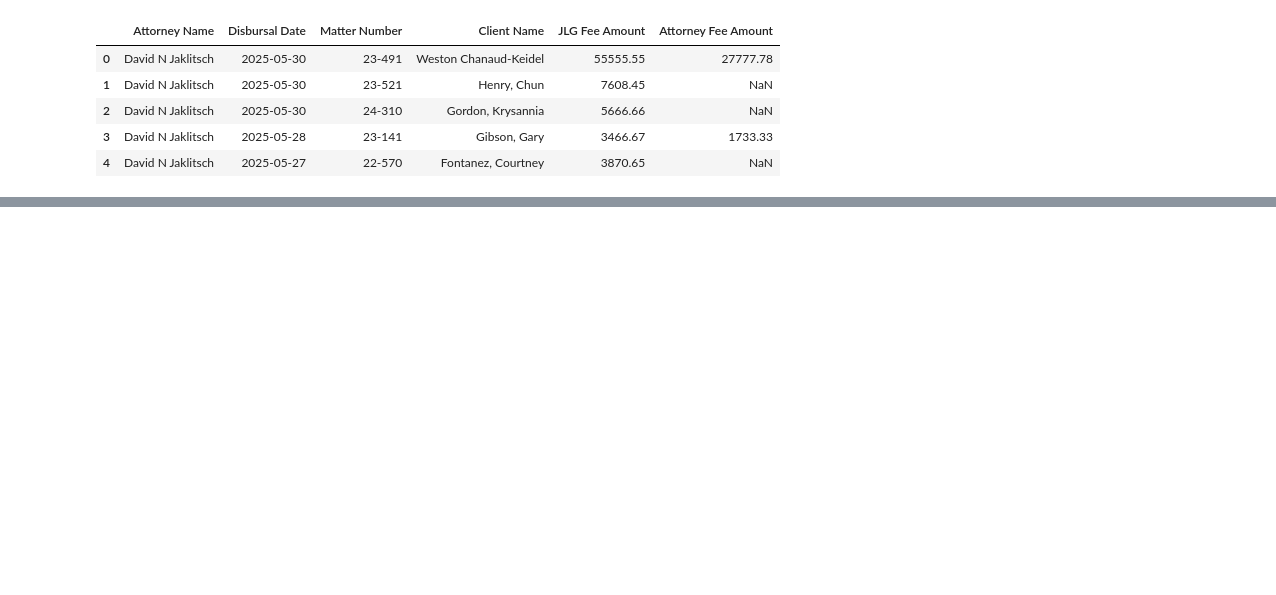
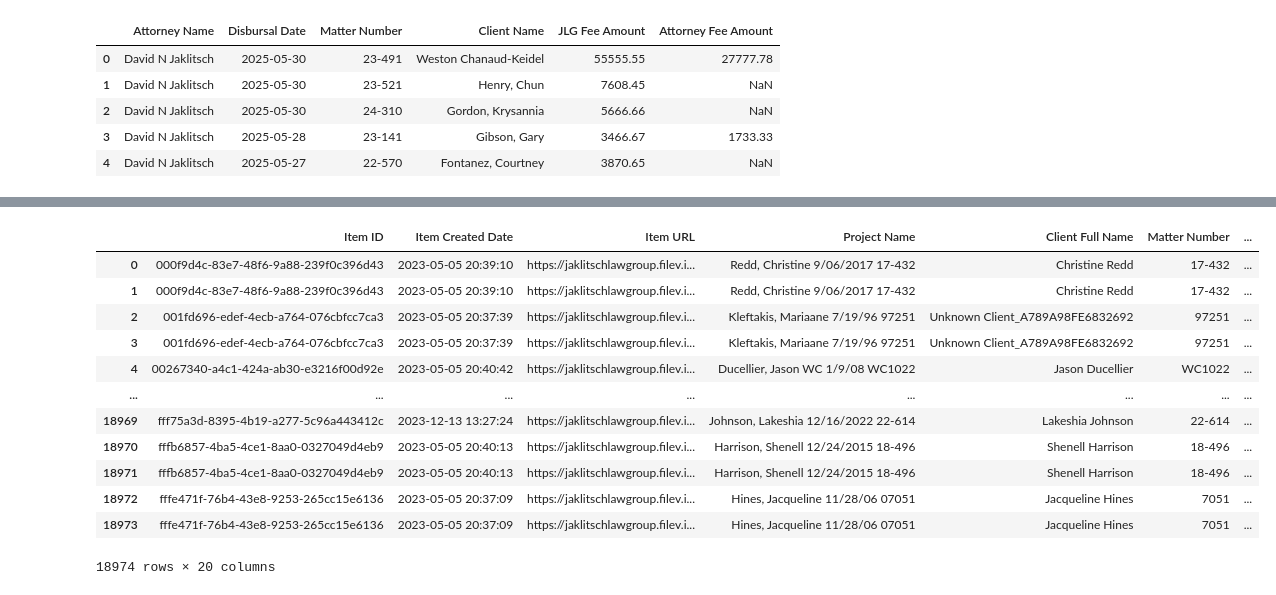
Before and after one commit to The-Jaklitsch-Law-Group/JLG_DV_Disbursals, a Jupyter notebook: notebooks/Data_Cleaning_and_Comparision.ipynb, the cells around one changed output, grey strips where cells are left out. Cells and saved outputs as stored; diff of their text form; code cells hidden in the pictures; blank space fills up the shorter version.

```diff
--- a/notebooks/Data_Cleaning_and_Comparision.ipynb
+++ b/notebooks/Data_Cleaning_and_Comparision.ipynb
@@ -41,0 +68,7 @@ df_eom.head()
+# %%
+datetime_cols = ['Item Created Date', 'Date Disbursed', 'Second Disbursement Date', 'Internal Attorney Fee Date']
+
+for col in datetime_cols:
+    df_fv[col] = pd.to_datetime(df_fv[col], errors='raise')
+
+df_fv.info()
@@ -41,0 +93,3 @@ df_eom.head()
+# %%
+df_fv1 = df_fv.loc[:, ['Item ID', 'Date Disbursed','JLG Fee','Disbursed By Full Name']]
+df_fv1
@@ -41,0 +110,6 @@ df_eom.head()
+# %%
+df_fv2 = df_fv.loc[:, ['Item ID', 'Second Disbursement Date','JLG Fee 2','Disbursed By 2 Full Name']]
+df_fv2 = df_fv2.rename(columns={'Second Disbursement Date': 'Date Disbursed',
+                                'JLG Fee 2': 'JLG Fee',
+                                'Disbursed By 2 Full Name': 'Disbursed By Full Name'})
+df_fv2
@@ -41,0 +130,4 @@ df_eom.head()
+# %%
+df_fv_appended  = pd.concat([df_fv1, df_fv2], ignore_index=True)
+df_fv_appended = df_fv_appended.sort_values(by='Item ID', ignore_index=True)
+df_fv_appended
@@ -41,0 +148,16 @@ df_eom.head()
+# %%
+pd.merge(df_fv, df_fv_appended, on=['Item ID'], how='outer')
+# %% [output]
+|  | Item ID | Item Created Date | Item URL | Project Name | Client Full Name | Matter Number | ... |
+| 0 | 000f9d4c-83e7-48f6-9a88-239f0c396d43 | 2023-05-05 20:39:10 | https://jaklitschlawgroup.filev.i... | Redd, Christine 9/06/2017 17-432 | Christine Redd | 17-432 | ... |
+| 1 | 000f9d4c-83e7-48f6-9a88-239f0c396d43 | 2023-05-05 20:39:10 | https://jaklitschlawgroup.filev.i... | Redd, Christine 9/06/2017 17-432 | Christine Redd | 17-432 | ... |
+| 2 | 001fd696-edef-4ecb-a764-076cbfcc7ca3 | 2023-05-05 20:37:39 | https://jaklitschlawgroup.filev.i... | Kleftakis, Mariaane 7/19/96 97251 | Unknown Client_A789A98FE6832692 | 97251 | ... |
+| 3 | 001fd696-edef-4ecb-a764-076cbfcc7ca3 | 2023-05-05 20:37:39 | https://jaklitschlawgroup.filev.i... | Kleftakis, Mariaane 7/19/96 97251 | Unknown Client_A789A98FE6832692 | 97251 | ... |
+| 4 | 00267340-a4c1-424a-ab30-e3216f00d92e | 2023-05-05 20:40:42 | https://jaklitschlawgroup.filev.i... | Ducellier, Jason WC 1/9/08 WC1022 | Jason Ducellier | WC1022 | ... |
+| ... | ... | ... | ... | ... | ... | ... | ... |
+| 18969 | fff75a3d-8395-4b19-a277-5c96a443412c | 2023-12-13 13:27:24 | https://jaklitschlawgroup.filev.i... | Johnson, Lakeshia 12/16/2022 22-614 | Lakeshia Johnson | 22-614 | ... |
+| 18970 | fffb6857-4ba5-4ce1-8aa0-0327049d4eb9 | 2023-05-05 20:40:13 | https://jaklitschlawgroup.filev.i... | Harrison, Shenell 12/24/2015 18-496 | Shenell Harrison | 18-496 | ... |
+| 18971 | fffb6857-4ba5-4ce1-8aa0-0327049d4eb9 | 2023-05-05 20:40:13 | https://jaklitschlawgroup.filev.i... | Harrison, Shenell 12/24/2015 18-496 | Shenell Harrison | 18-496 | ... |
+| 18972 | fffe471f-76b4-43e8-9253-265cc15e6136 | 2023-05-05 20:37:09 | https://jaklitschlawgroup.filev.i... | Hines, Jacqueline 11/28/06 07051 | Jacqueline Hines | 7051 | ... |
+| 18973 | fffe471f-76b4-43e8-9253-265cc15e6136 | 2023-05-05 20:37:09 | https://jaklitschlawgroup.filev.i... | Hines, Jacqueline 11/28/06 07051 | Jacqueline Hines | 7051 | ... |
+18974 rows × 20 columns
```
Also changed, not shown: parts of 8 cells of this notebook.
